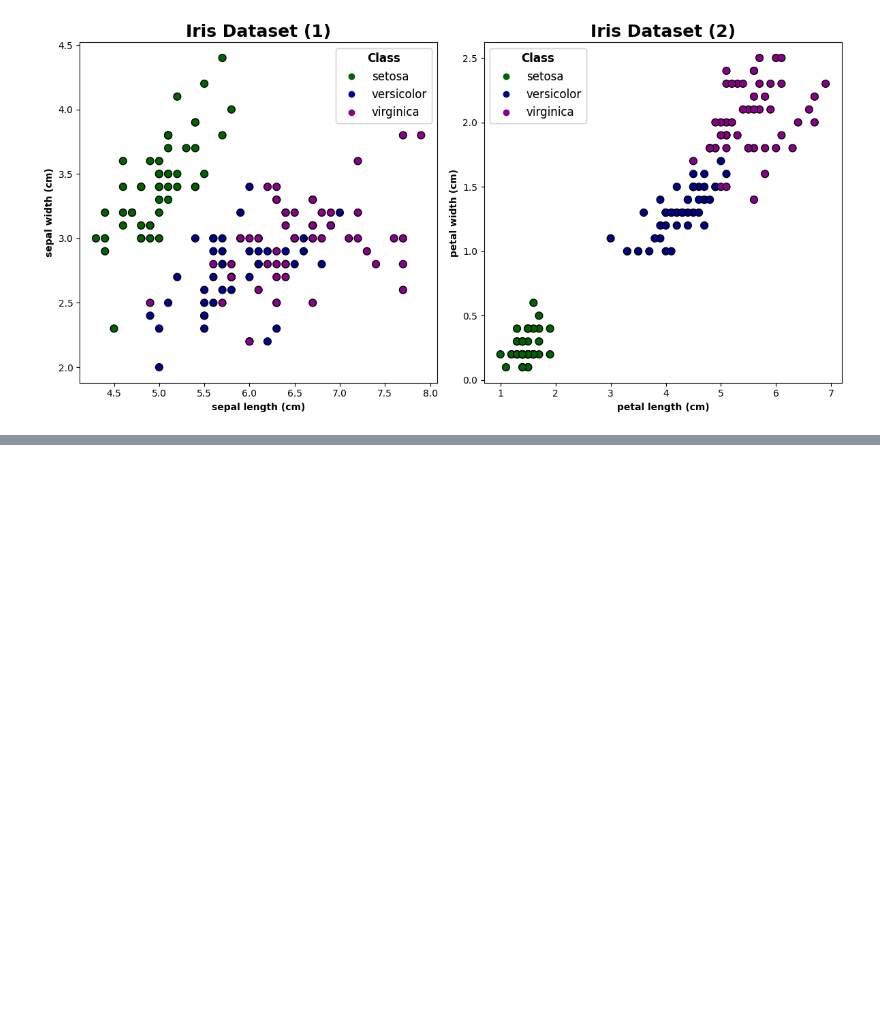
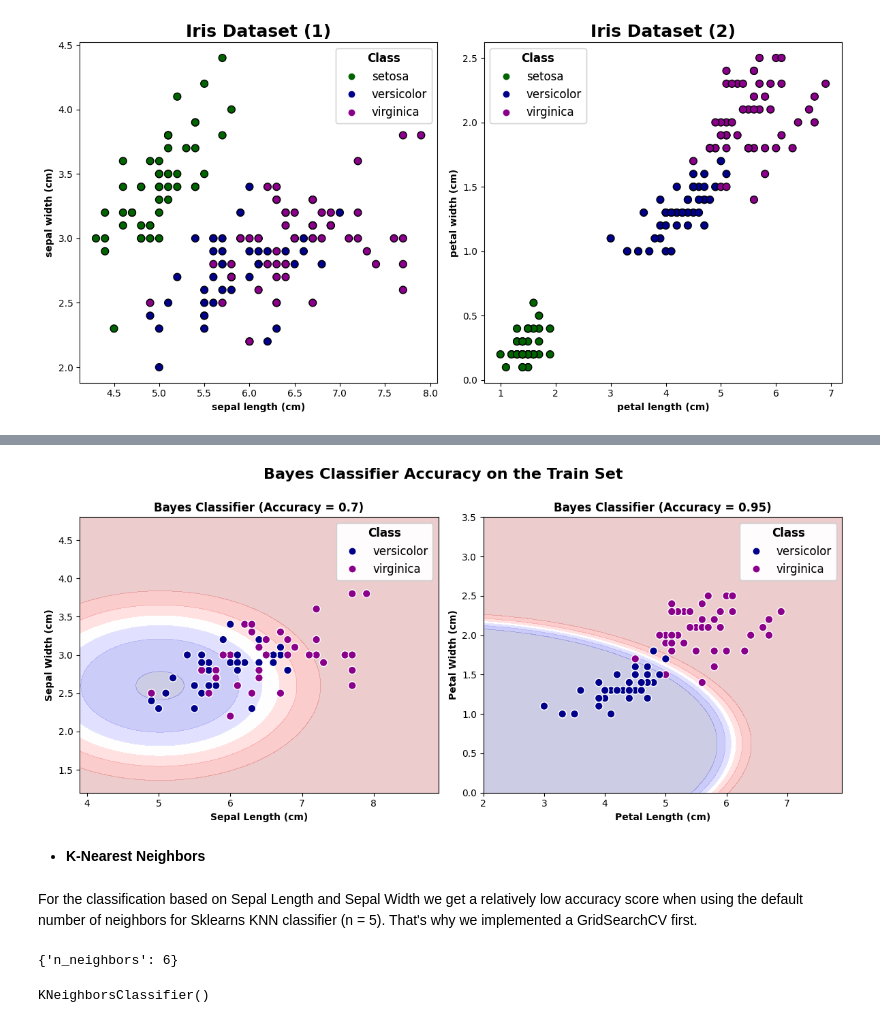
Before and after one commit to apostlkpl/public_playground, a Jupyter notebook: iris_dataset/iris.ipynb, the cells around one changed output, grey strips where cells are left out. Cells and saved outputs as stored; diff of their text form; code cells hidden in the pictures; blank space fills up the shorter version.

```diff
--- a/iris_dataset/iris.ipynb
+++ b/iris_dataset/iris.ipynb
@@ -130,0 +136,5 @@ plt.show()
+# %%
+iris_sepal = iris_df.loc[(iris_df.target == 1) | (iris_df.target == 2),
+            ["sepal length (cm)", "sepal width (cm)", "target"]]
+iris_petal = iris_df.loc[(iris_df.target == 1) | (iris_df.target == 2),
+            ["petal length (cm)", "petal width (cm)", "target"]]
@@ -130,0 +147,7 @@ plt.show()
+# %%
+X_train_sepal, X_test_sepal, y_train_sepal, y_test_sepal = train_test_split(iris_sepal.iloc[:, :-1].values,
+                                                                            iris_sepal.iloc[:, -1],
+                                                                            test_size = 0.2, random_state = 42)
+X_train_petal, X_test_petal, y_train_petal, y_test_petal = train_test_split(iris_petal.iloc[:, :-1].values,
+                                                                            iris_petal.iloc[:, -1],
+                                                                            test_size = 0.2, random_state = 42)
@@ -130,0 +188,5 @@ plt.show()
+# %%
+nb_sepal = GaussianNB()
+nb_petal = GaussianNB()
+nb_sepal.fit(X_train_sepal, y_train_sepal)
+nb_petal.fit(X_train_petal, y_train_petal)
@@ -130,0 +209,46 @@ plt.show()
+# %%
+def decision_boundary(clf, ax, X_train, y_train, xaxis_title, yaxis_title, title):
+    colors = ListedColormap(["darkblue", "darkmagenta"])
+    #fig, ax = plt.subplots(1, 1, figsize = (8, 6))
+    DecisionBoundaryDisplay.from_estimator(clf, X_train, ax = ax, plot_method = "contourf",
+                                          cmap = "seismic", alpha = 0.2, zorder = 0)
+    scatter = ax.scatter(X_train[:, 0], X_train[:, 1], c=y_train, cmap = colors, s = 70, edgecolors="white")
+    legend1 = ax.legend(handles = scatter.legend_elements()[0], labels = iris.target_names.tolist()[1:],
+                         loc = 1, title = "Class", title_fontproperties = {"weight":"bold", "size": "large"},
+                         fontsize = "large")
+    ax.add_artist(legend1)
+    ax.set_xlabel(xaxis_title, fontweight = "bold")
+    ax.set_ylabel(yaxis_title, fontweight = "bold")
+    ax.set_title(title + " (Accuracy = " + str(clf.score(X_train, y_train)) + ")", fontweight = "bold", fontsize = 12)
+
+fig, (ax1, ax2) = plt.subplots(1, 2, figsize = (12, 5))
+decision_boundary(nb_sepal, ax1, X_train_sepal, y_train_sepal, "Sepal Length (cm)", "Sepal Width (cm)",
+                  "Bayes Classifier")
+plt.subplot(1, 2, 2)
+decision_boundary(nb_petal, ax2, X_train_petal, y_train_petal, "Petal Length (cm)", "Petal Width (cm)",
+                  "Bayes Classifier")
+plt.tight_layout()
+plt.suptitle("Bayes Classifier Accuracy on the Train Set", y = 1.07, fontweight = "bold", fontsize = 16)
+plt.show()
+# %% [output]
+[figure, added]
+# %% [markdown]
+- **K-Nearest Neighbors**
+# %% [markdown]
+For the classification based on Sepal Length and Sepal Width we get a relatively low accuracy score when using the default number of neighbors for Sklearns KNN classifier (n = 5). That's why we implemented a GridSearchCV first.
+# %%
+param_grid = {
+    "n_neighbors": [_ for _ in range(2, 10)]
+}
+knn_grid_sepal = GridSearchCV(KNeighborsClassifier(), param_grid = param_grid, scoring = "accuracy", cv = 5)
+knn_grid_sepal.fit(X_train_sepal_sc, y_train_sepal)
+knn_grid_sepal.best_params_
+# %% [output]
+{'n_neighbors': 6}
+# %%
+knn_sepal = KNeighborsClassifier(n_neighbors = 6)
+knn_petal = KNeighborsClassifier()
+knn_sepal.fit(X_train_sepal_sc, y_train_sepal)
+knn_petal.fit(X_train_petal_sc, y_train_petal)
+# %% [output]
+KNeighborsClassifier()
```
Also changed, not shown: parts of 13 cells of this notebook.
